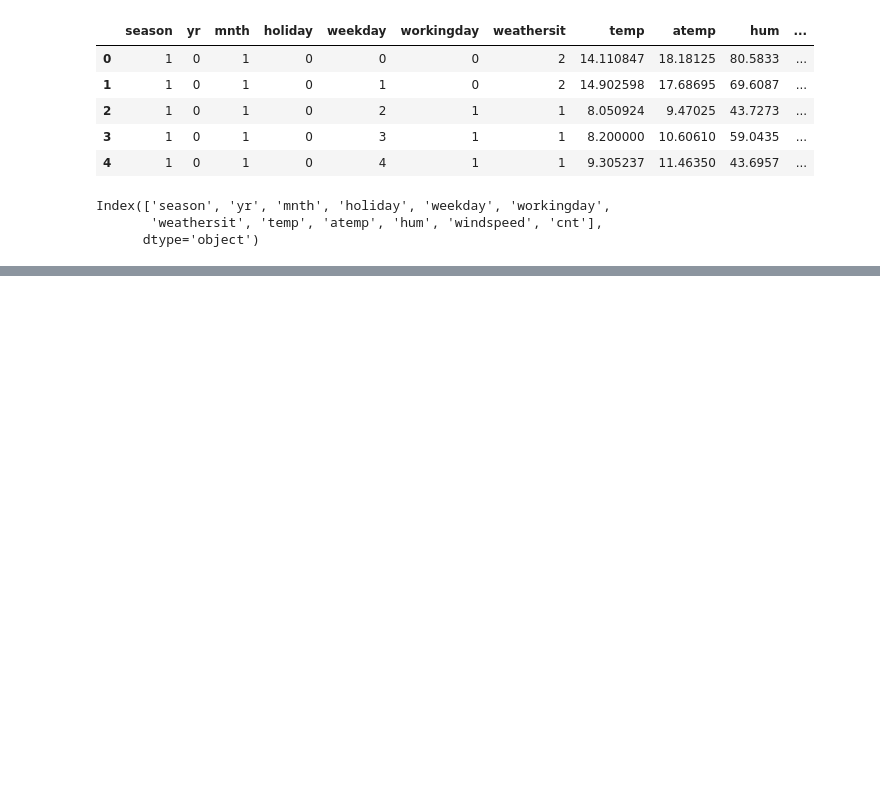
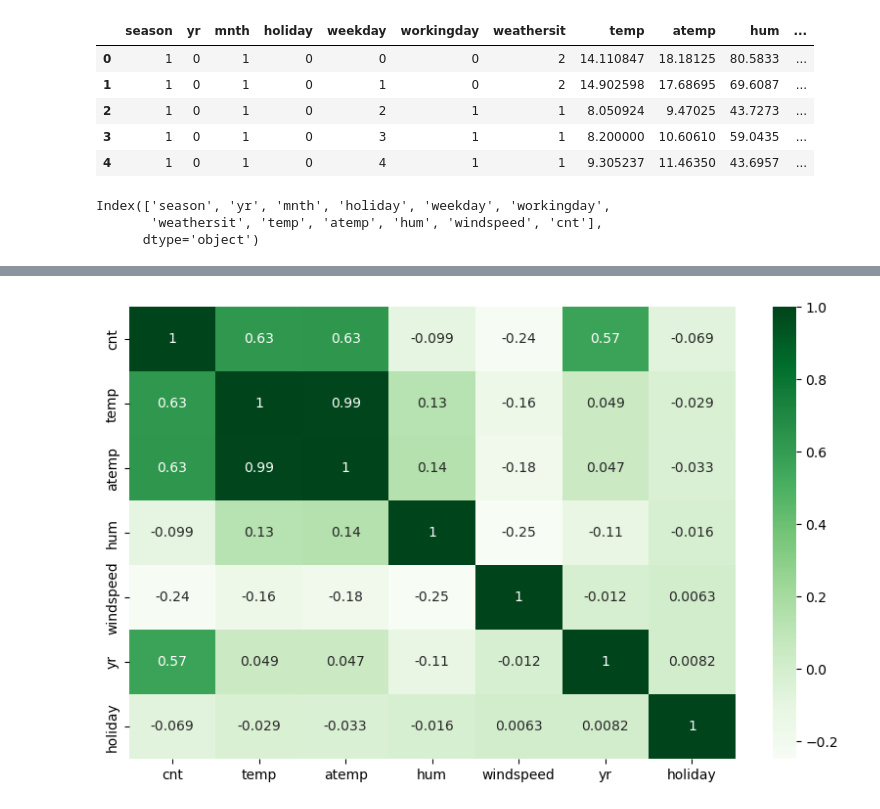
Before and after one commit to AnkitSalian/BikeSharingCaseStudy, a Jupyter notebook: BikeSharing.ipynb, the cells around one changed output, grey strips where cells are left out. Drawn from its saved outputs; the diff is of its cells as text; code cells hidden in the pictures; blank space fills up the shorter version.

```diff
--- a/BikeSharing.ipynb
+++ b/BikeSharing.ipynb
@@ -263,0 +285,6 @@ df.head()
+# %%
+plt.figure(figsize=(10, 6))
+sns.heatmap(corr_matrix,cmap="Greens",annot=True)
+plt.show()
+# %% [output]
+[figure, added]
```
Also changed, not shown: parts of 42 cells of this notebook.
